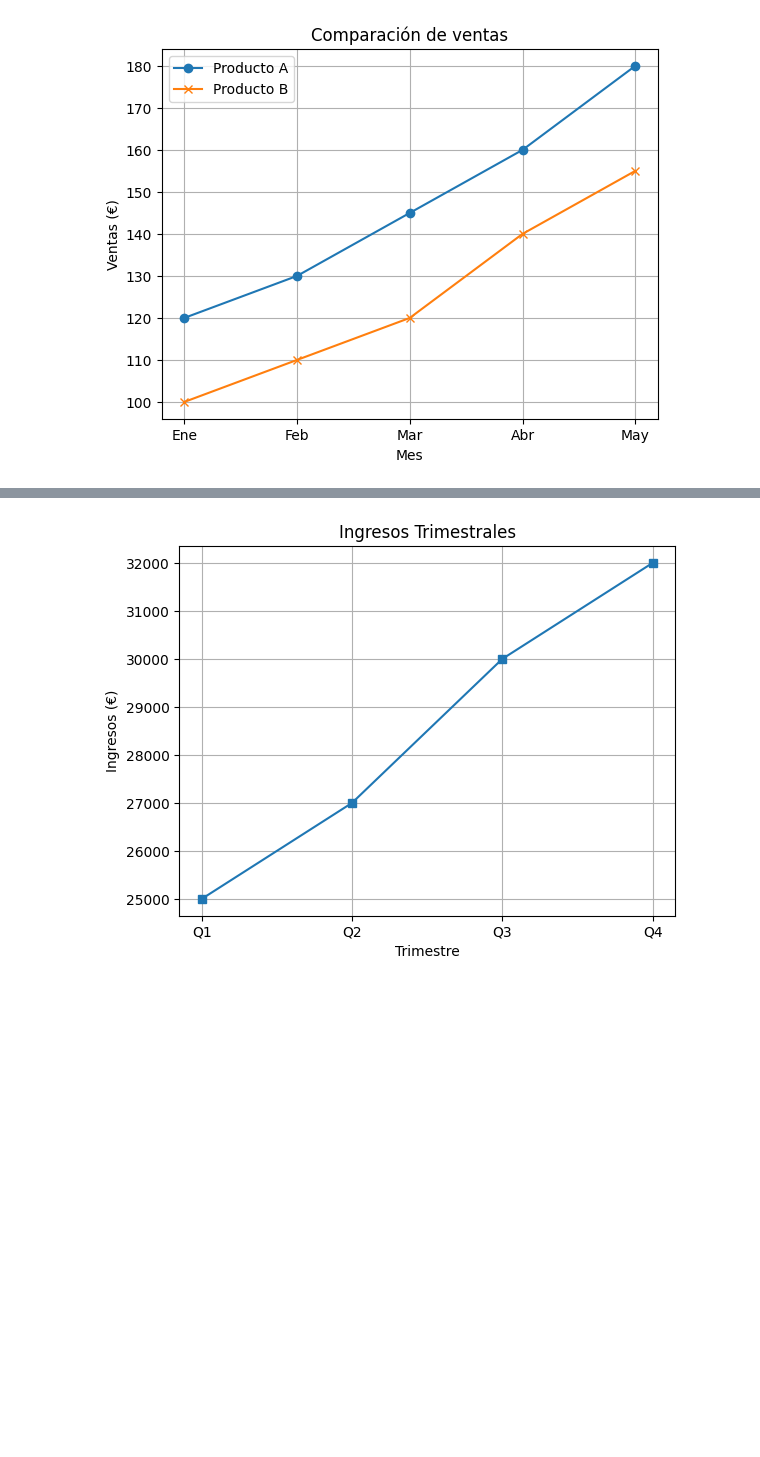
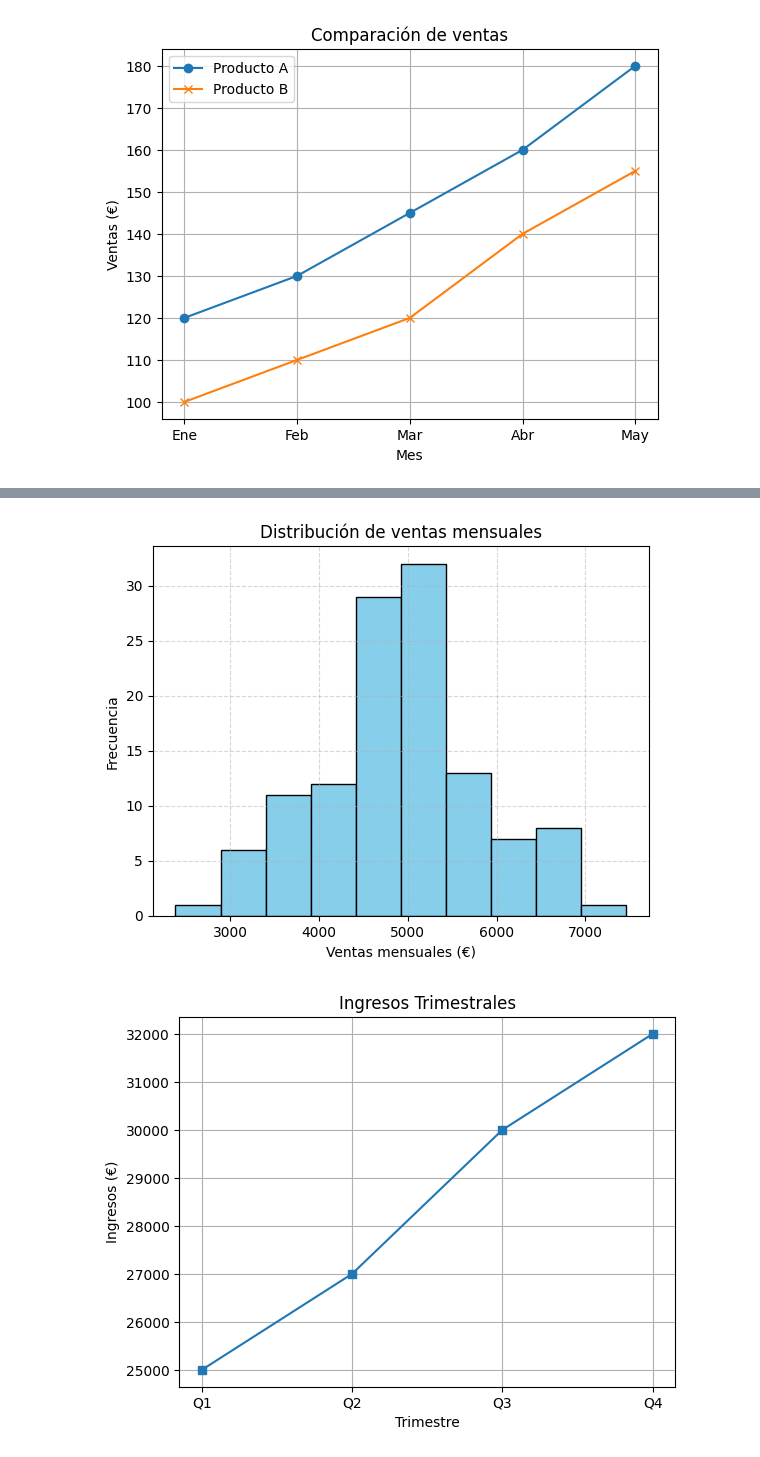
Before and after one commit to Sergiodlgl/PyCourseADE, a Jupyter notebook: 8_Librería_Matplotlib.ipynb, the cells around one changed output, grey strips where cells are left out. Saved outputs shown, nothing was run; the diff lists cells and outputs as text; code cells hidden in the pictures; blank space fills up the shorter version.

```diff
--- a/8_Librería_Matplotlib.ipynb
+++ b/8_Librería_Matplotlib.ipynb
@@ -71,3 +88,16 @@ plt.show()
+# %%
+np.random.seed(42)  # Para reproducibilidad
+
+ventas = np.random.normal(loc=5000, scale=1000, size=120)
+# %%
+plt.hist(ventas, bins=10, edgecolor='black', color='skyblue')
+plt.title("Distribución de ventas mensuales")
+plt.xlabel("Ventas mensuales (€)")
+plt.ylabel("Frecuencia")
+plt.grid(True, linestyle='--', alpha=0.5)
+plt.show()
+# %% [output]
+[figure, added]
 # %%
 #1
 ingresos = [25000, 27000, 30000, 32000]
```
Also changed, not shown: parts of 2 cells of this notebook.
